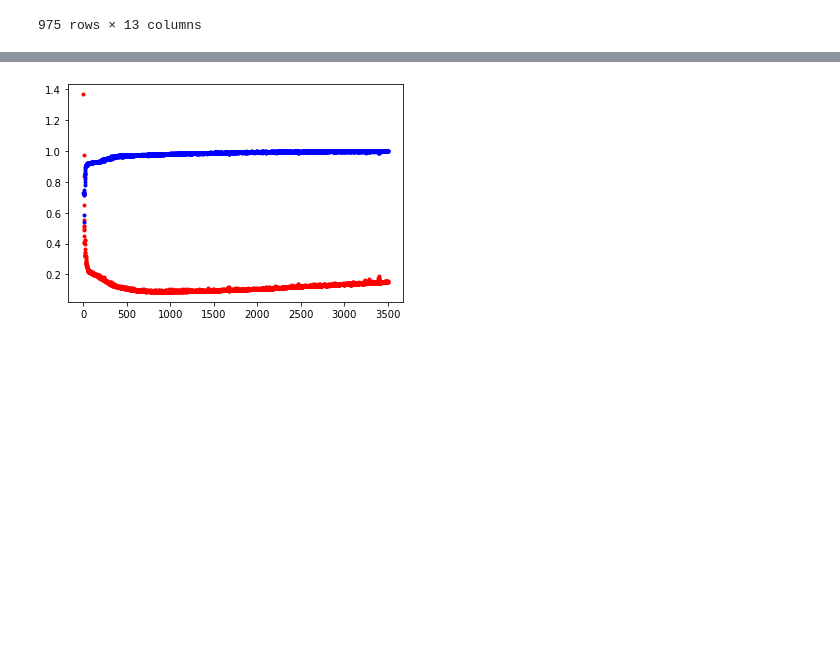
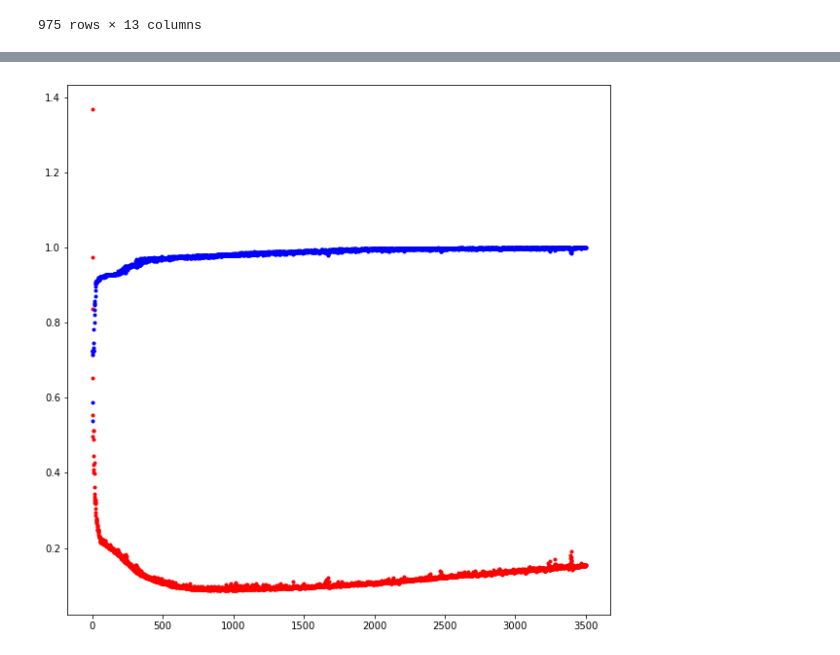
Before and after one commit to HaSense/AI-Seminar-01, a Jupyter notebook: 18.Wine_Overfit_Graph.ipynb, the cells around one changed output, grey strips where cells are left out. Saved outputs shown, nothing was run; the diff lists cells and outputs as text; code cells hidden in the pictures; blank space fills up the shorter version.

```diff
--- a/18.Wine_Overfit_Graph.ipynb
+++ b/18.Wine_Overfit_Graph.ipynb
@@ -83,11 +101,15 @@ y_vloss=history.history['val_loss']
 # y_acc 에 학습 셋으로 측정한 정확도의 값을 저장
 y_acc=history.history['accuracy']
 # %%
-# x값을 지정하고 정확도를 파란색으로, 오차를 빨간색으로 표시
-x_len = numpy.arange(len(y_acc))
+# x값을 지정하고 정확도:파란색, 오차:빨간색으로 표시
+# 과적합이 되면 epochs이 증가함에도 불구하고 오차값은 커집니다.
+# 빨간색 라인이 점점 우상향하고 있습니다.
+# 반면 파란색 라인인 손실률은 0값에 수렴하고 있습니다.
+x_len = np.arange(len(y_acc))
+plt.figure(figsize=(10, 10))
 plt.plot(x_len, y_vloss, "o", c="red", markersize=3)
 plt.plot(x_len, y_acc, "o", c="blue", markersize=3)
 
 plt.show()
 # %% [output]
-[figure, old version]
+[figure, new version]
```
Also changed, not shown: parts of 10 cells of this notebook.
